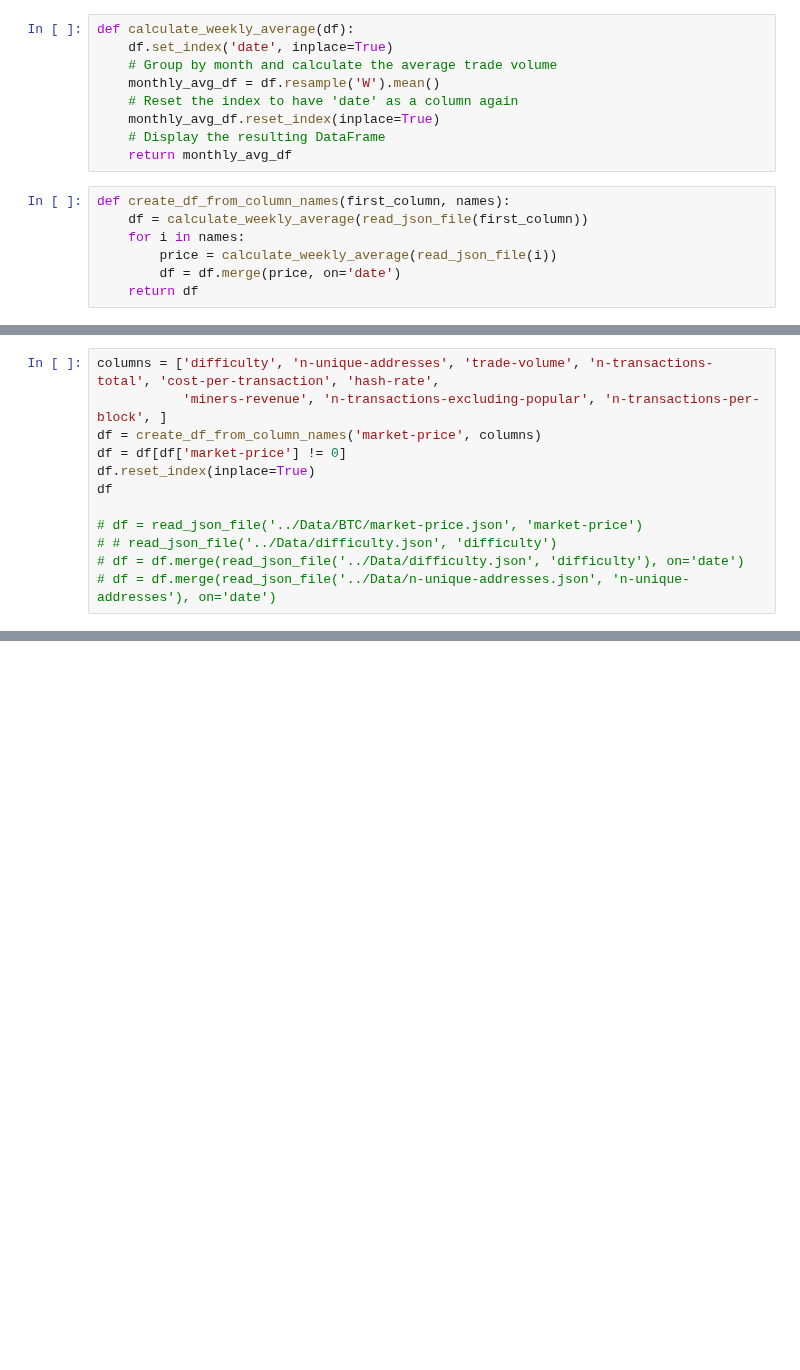
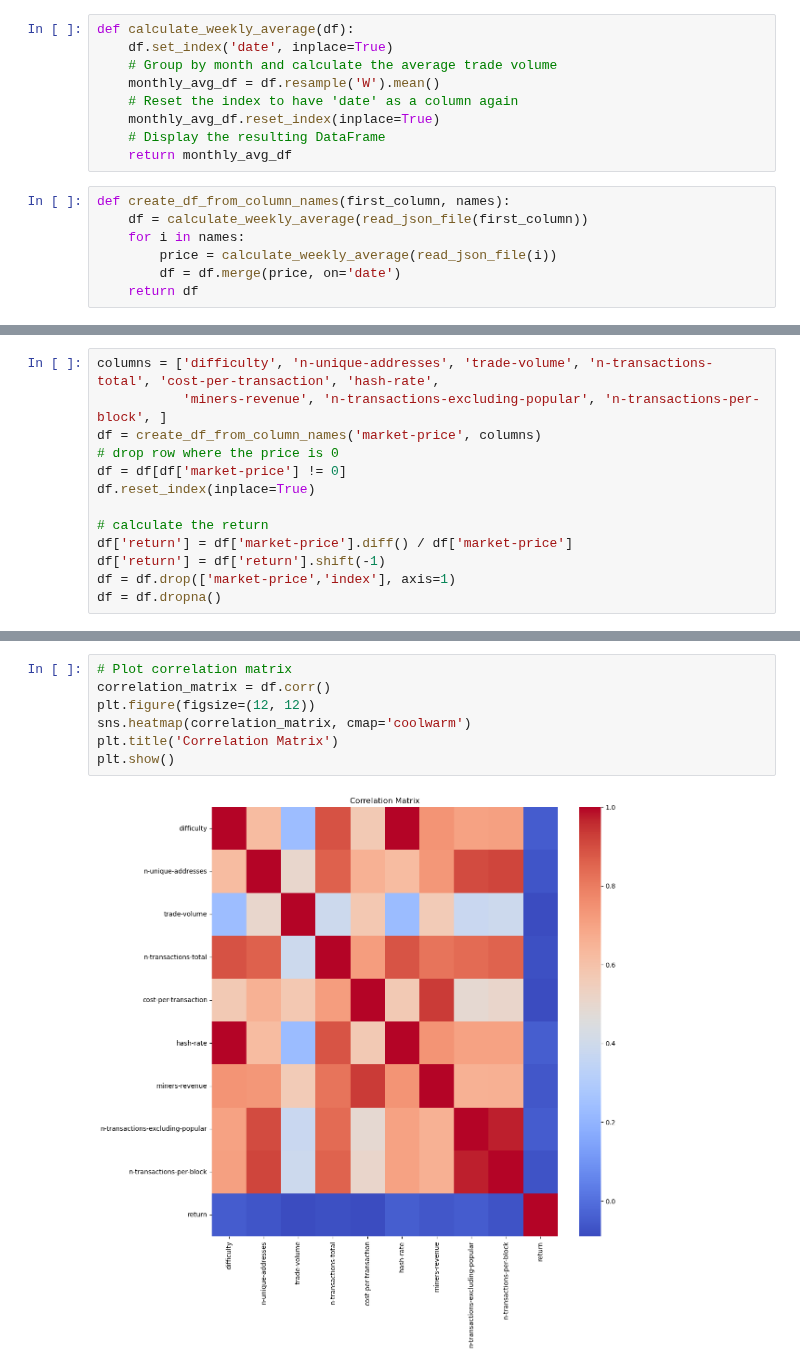
Before and after one commit to dr17549/BD2_coursework, a Jupyter notebook: Code/bitcoin_prediction.ipynb, the cells around one changed output, grey strips where cells are left out. Cells and saved outputs as stored; diff of their text form; blank space fills up the shorter version.

```diff
--- a/Code/bitcoin_prediction.ipynb
+++ b/Code/bitcoin_prediction.ipynb
@@ -49,11 +55,12 @@ def create_df_from_column_names(first_column, names):
 columns = ['difficulty', 'n-unique-addresses', 'trade-volume', 'n-transactions-total', 'cost-per-transaction', 'hash-rate',
            'miners-revenue', 'n-transactions-excluding-popular', 'n-transactions-per-block', ]
 df = create_df_from_column_names('market-price', columns)
+# drop row where the price is 0
 df = df[df['market-price'] != 0]
 df.reset_index(inplace=True)
-df
 
-# df = read_json_file('../Data/BTC/market-price.json', 'market-price')
-# # read_json_file('../Data/difficulty.json', 'difficulty')
-# df = df.merge(read_json_file('../Data/difficulty.json', 'difficulty'), on='date')
-# df = df.merge(read_json_file('../Data/n-unique-addresses.json', 'n-unique-addresses'), on='date')
+# calculate the return
+df['return'] = df['market-price'].diff() / df['market-price']
+df['return'] = df['return'].shift(-1)
+df = df.drop(['market-price','index'], axis=1)
+df = df.dropna()
@@ -73,0 +181,9 @@ df
+# %%
+# Plot correlation matrix
+correlation_matrix = df.corr()
+plt.figure(figsize=(12, 12))
+sns.heatmap(correlation_matrix, cmap='coolwarm')
+plt.title('Correlation Matrix')
+plt.show()
+# %% [output]
+[figure, added]
```
Also changed, not shown: parts of 9 cells of this notebook, 1 other file.
